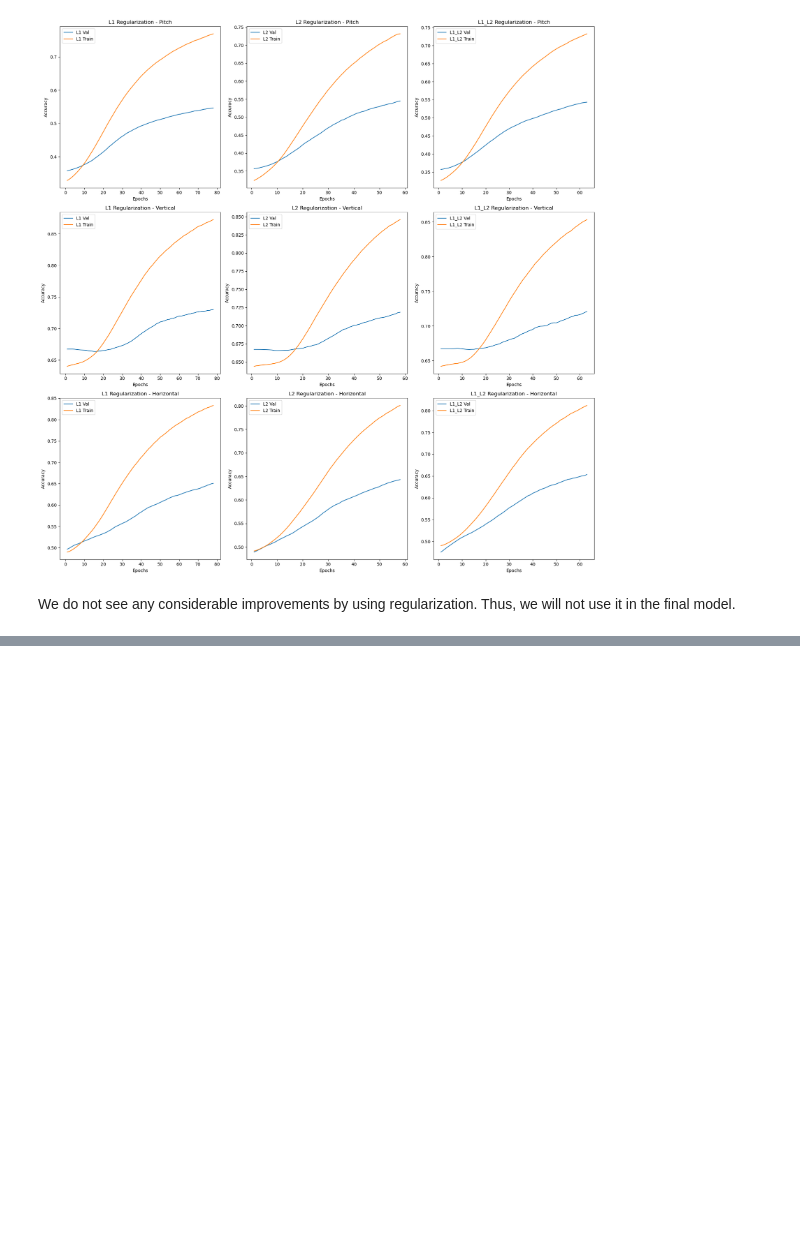
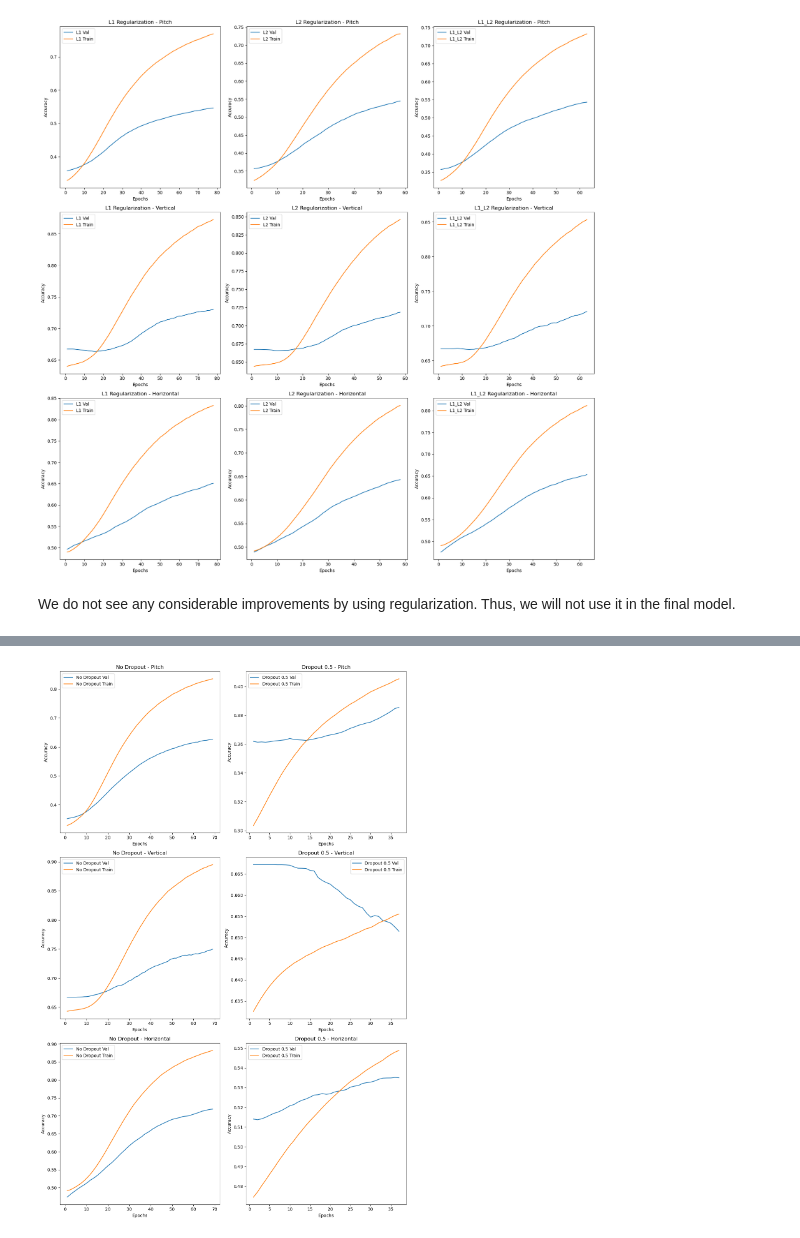
Before and after one commit to SebastianJRamirezA/pitch_prediction_using_ML, a Jupyter notebook: notebooks/Transformers/transformers.ipynb, the cells around one changed output, grey strips where cells are left out. Saved outputs shown, nothing was run; the diff lists cells and outputs as text; code cells hidden in the pictures; blank space fills up the shorter version.

Commit message:
Test dropout in Transformers

```diff
--- a/notebooks/Transformers/transformers.ipynb
+++ b/notebooks/Transformers/transformers.ipynb
@@ -471,0 +472,20 @@ We do not see any considerable improvements by using regularization. Thus, we wi
+# %%
+dropout_rates = [0, 0.5]
+histories_dropout = []
+
+for dropout_rate in dropout_rates:
+    print("Testing with dropout rate:", dropout_rate)
+    model = build_model(drop=dropout_rate)
+    history = model.fit(X_train,
+                                 {'pitch_output': y_pitch_train,
+                                  'vertical_output': y_vertical_train,
+                                  'horizontal_output': y_horizontal_train},
+                                 epochs=100, batch_size=64,
+                                 validation_data=(X_val,
+                                                  {'pitch_output': y_pitch_val,
+                                                   'vertical_output': y_vertical_val,
+                                                   'horizontal_output': y_horizontal_val}),
+                                 callbacks=[freeze_output_callback],
+                                 verbose=0
+                                )
+    histories_dropout.append(history)
@@ -471,0 +511,72 @@ We do not see any considerable improvements by using regularization. Thus, we wi
+# %%
+# Smooth the curves for better visualization
+smooth_no_drop_pitch_val = smooth_curve(histories_dropout[0].history['val_pitch_output_accuracy'])
+smooth_drop_05_pitch_val = smooth_curve(histories_dropout[1].history['val_pitch_output_accuracy'])
+smooth_no_drop_pitch_train = smooth_curve(histories_dropout[0].history['pitch_output_accuracy'])
+smooth_drop_05_pitch_train = smooth_curve(histories_dropout[1].history['pitch_output_accuracy'])
+
+smooth_no_drop_vertical_val = smooth_curve(histories_dropout[0].history['val_vertical_output_accuracy'])
+smooth_drop_05_vertical_val = smooth_curve(histories_dropout[1].history['val_vertical_output_accuracy'])
+smooth_no_drop_vertical_train = smooth_curve(histories_dropout[0].history['vertical_output_accuracy'])
+smooth_drop_05_vertical_train = smooth_curve(histories_dropout[1].history['vertical_output_accuracy'])
+
+smooth_no_drop_horizontal_val = smooth_curve(histories_dropout[0].history['val_horizontal_output_accuracy'])
+smooth_drop_05_horizontal_val = smooth_curve(histories_dropout[1].history['val_horizontal_output_accuracy'])
+smooth_no_drop_horizontal_train = smooth_curve(histories_dropout[0].history['horizontal_output_accuracy'])
+smooth_drop_05_horizontal_train = smooth_curve(histories_dropout[1].history['horizontal_output_accuracy'])
+
+# Create a collage of plots
+fig, axes = plt.subplots(3, 2, figsize=(12, 18))
+
+# Plot without dropout for pitch
+axes[0, 0].plot(range(1, len(smooth_no_drop_pitch_val) + 1), smooth_no_drop_pitch_val, label='No Dropout Val')
+axes[0, 0].plot(range(1, len(smooth_no_drop_pitch_train) + 1), smooth_no_drop_pitch_train, label='No Dropout Train')
+axes[0, 0].set_title('No Dropout - Pitch')
+axes[0, 0].set_xlabel('Epochs')
+axes[0, 0].set_ylabel('Accuracy')
+axes[0, 0].legend()
+
+# Plot with 0.5 dropout for pitch
+axes[0, 1].plot(range(1, len(smooth_drop_05_pitch_val) + 1), smooth_drop_05_pitch_val, label='Dropout 0.5 Val')
+axes[0, 1].plot(range(1, len(smooth_drop_05_pitch_train) + 1), smooth_drop_05_pitch_train, label='Dropout 0.5 Train')
+axes[0, 1].set_title('Dropout 0.5 - Pitch')
+axes[0, 1].set_xlabel('Epochs')
+axes[0, 1].set_ylabel('Accuracy')
+axes[0, 1].legend()
+
+# Plot without dropout for vertical
+axes[1, 0].plot(range(1, len(smooth_no_drop_vertical_val) + 1), smooth_no_drop_vertical_val, label='No Dropout Val')
+axes[1, 0].plot(range(1, len(smooth_no_drop_vertical_train) + 1), smooth_no_drop_vertical_train, label='No Dropout Train')
+axes[1, 0].set_title('No Dropout - Vertical')
+axes[1, 0].set_xlabel('Epochs')
+axes[1, 0].set_ylabel('Accuracy')
+axes[1, 0].legend()
+
+# Plot with 0.5 dropout for vertical
+axes[1, 1].plot(range(1, len(smooth_drop_05_vertical_val) + 1), smooth_drop_05_vertical_val, label='Dropout 0.5 Val')
+axes[1, 1].plot(range(1, len(smooth_drop_05_vertical_train) + 1), smooth_drop_05_vertical_train, label='Dropout 0.5 Train')
+axes[1, 1].set_title('Dropout 0.5 - Vertical')
+axes[1, 1].set_xlabel('Epochs')
+axes[1, 1].set_ylabel('Accuracy')
+axes[1, 1].legend()
+
+# Plot without dropout for horizontal
+axes[2, 0].plot(range(1, len(smooth_no_drop_horizontal_val) + 1), smooth_no_drop_horizontal_val, label='No Dropout Val')
+axes[2, 0].plot(range(1, len(smooth_no_drop_horizontal_train) + 1), smooth_no_drop_horizontal_train, label='No Dropout Train')
+axes[2, 0].set_title('No Dropout - Horizontal')
+axes[2, 0].set_xlabel('Epochs')
+axes[2, 0].set_ylabel('Accuracy')
+axes[2, 0].legend()
+
+# Plot with 0.5 dropout for horizontal
+axes[2, 1].plot(range(1, len(smooth_drop_05_horizontal_val) + 1), smooth_drop_05_horizontal_val, label='Dropout 0.5 Val')
+axes[2, 1].plot(range(1, len(smooth_drop_05_horizontal_train) + 1), smooth_drop_05_horizontal_train, label='Dropout 0.5 Train')
+axes[2, 1].set_title('Dropout 0.5 - Horizontal')
+axes[2, 1].set_xlabel('Epochs')
+axes[2, 1].set_ylabel('Accuracy')
+axes[2, 1].legend()
+
+plt.tight_layout()
+plt.show()
+# %% [output]
+[figure, added]
```
Also changed, not shown: parts of 14 cells of this notebook.
